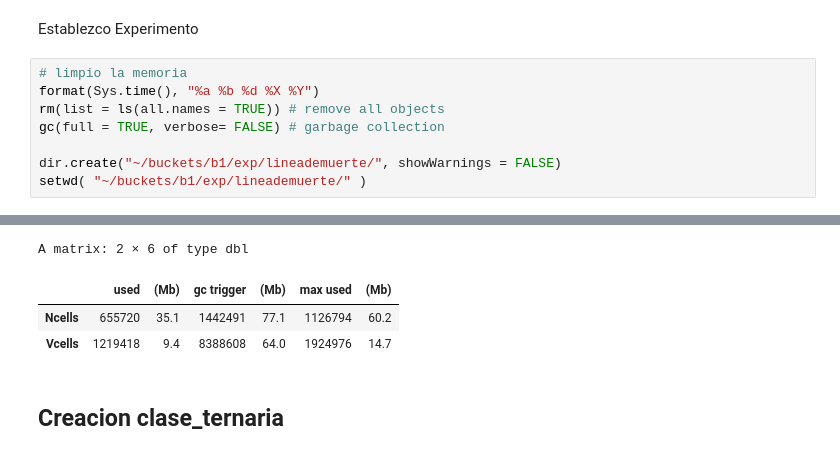
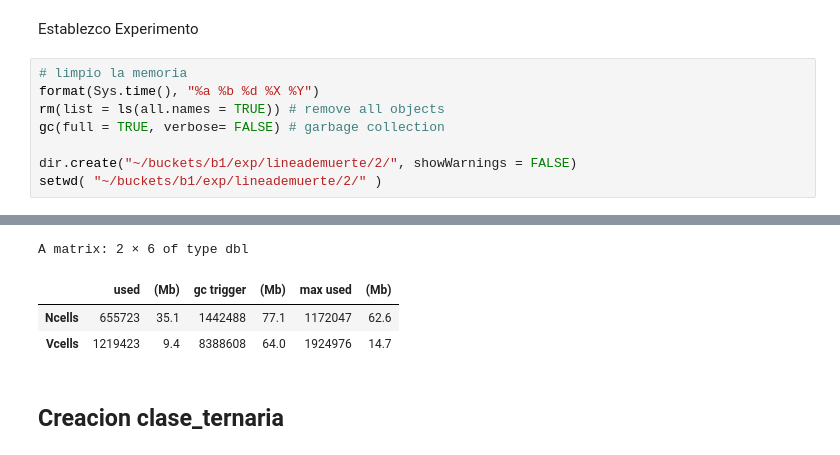
Before and after one commit to brendarlq/dmeyf2024, a Jupyter notebook: src/lineademuerte/lineademuerte_k03.ipynb, the cells around one changed output, grey strips where cells are left out. Saved outputs shown, nothing was run; the diff lists cells and outputs as text.

```diff
--- a/src/lineademuerte/lineademuerte_k03.ipynb
+++ b/src/lineademuerte/lineademuerte_k03.ipynb
@@ -25,6 +25,6 @@ format(Sys.time(), "%a %b %d %X %Y")
 rm(list = ls(all.names = TRUE)) # remove all objects
 gc(full = TRUE, verbose= FALSE) # garbage collection
 
-dir.create("~/buckets/b1/exp/lineademuerte/", showWarnings = FALSE)
-setwd( "~/buckets/b1/exp/lineademuerte/" )
+dir.create("~/buckets/b1/exp/lineademuerte/2/", showWarnings = FALSE)
+setwd( "~/buckets/b1/exp/lineademuerte/2/" )
 # %% [output]
@@ -32,7 +32,7 @@ setwd( "~/buckets/b1/exp/lineademuerte/" )
 A matrix: 2 × 6 of type dbl
 |  | used | (Mb) | gc trigger | (Mb) | max used | (Mb) |
-| Ncells | 655720 | 35.1 | 1442491 | 77.1 | 1126794 | 60.2 |
-| Vcells | 1219418 | 9.4 | 8388608 | 64.0 | 1924976 | 14.7 |
+| Ncells | 655723 | 35.1 | 1442488 | 77.1 | 1172047 | 62.6 |
+| Vcells | 1219423 | 9.4 | 8388608 | 64.0 | 1924976 | 14.7 |
 # %% [markdown]
 ## Creacion clase_ternaria
 # %% [markdown]
```
Also changed, not shown: parts of 4 cells of this notebook.
